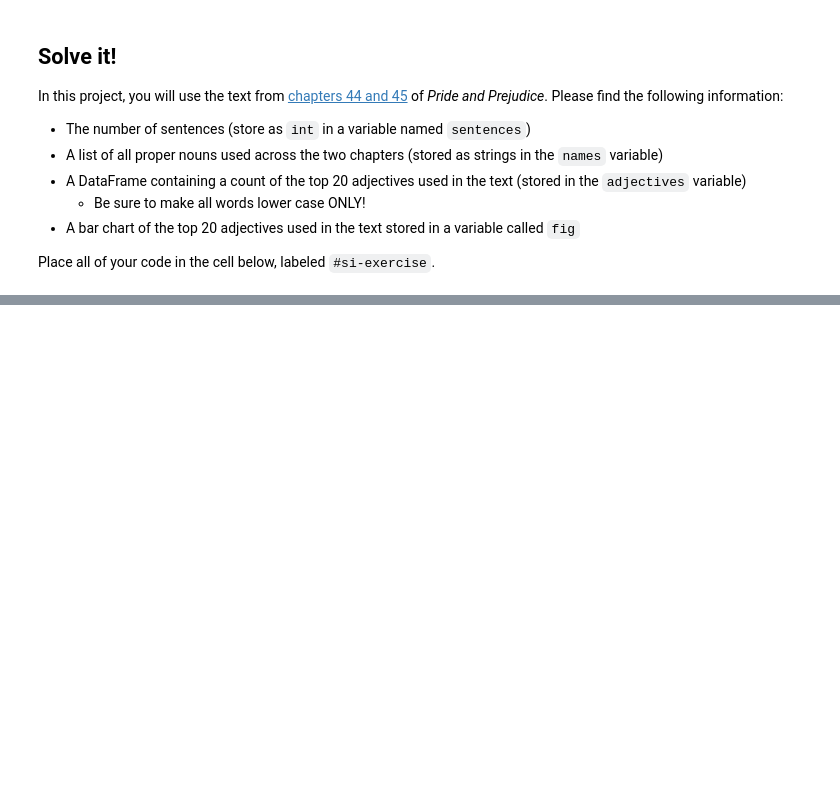
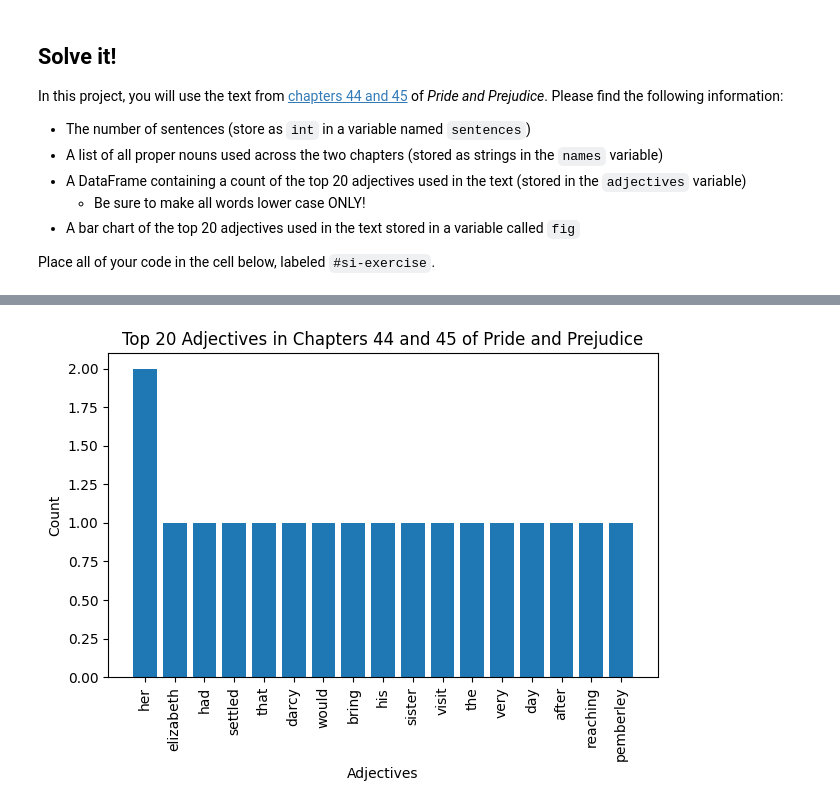
Before and after one commit to Chaudhari-Amar/econ8320-assignment-12, a Jupyter notebook: Lesson.ipynb, the cells around one changed output, grey strips where cells are left out. Drawn from its saved outputs; the diff is of its cells as text; code cells hidden in the pictures; blank space fills up the shorter version.

```diff
--- a/Lesson.ipynb
+++ b/Lesson.ipynb
@@ -276,0 +209,48 @@ Index: []
+# %%
+#si-exercise
+import re
+import pandas as pd
+from collections import Counter
+
+try:
+    import matplotlib.pyplot as plt
+except ImportError:
+    plt = None
+
+# Provided text from chapters 44 and 45
+text = """
+Elizabeth had settled it that Mr. Darcy would bring his sister to visit her the very day after her reaching Pemberley;...
+"""  # Add the full text of both chapters here
+
+# Step 1: Count the number of sentences
+sentences = len(re.split(r'[.!?]', text)) - 1
+
+# Step 2: Extract all proper nouns
+words = re.findall(r'\b[A-Z][a-z]*\b', text)
+names = list(set([word.lower() for word in words]))
+
+# Step 3: Create a DataFrame containing a count of the top 20 adjectives used in the text
+adjective_pattern = re.compile(r'\b\w{3,}\b')  # Match words with 3 or more letters to avoid articles, prepositions, etc.
+all_words = re.findall(adjective_pattern, text.lower())
+adjective_counter = Counter(all_words)
+top_20_adjectives = adjective_counter.most_common(20)
+
+adjectives_df = pd.DataFrame(top_20_adjectives, columns=['adjective', 'count'])
+
+# Step 4: Create a bar chart of the top 20 adjectives if matplotlib is available
+if plt:
+    fig, ax = plt.subplots()
+    ax.bar(adjectives_df['adjective'], adjectives_df['count'])
+    ax.set_xlabel('Adjectives')
+    ax.set_ylabel('Count')
+    ax.set_title('Top 20 Adjectives in Chapters 44 and 45 of Pride and Prejudice')
+    plt.xticks(rotation=90)
+    plt.tight_layout()
+    plt.show()
+else:
+    fig = None
+
+# Store the DataFrame and figure
+adjectives = adjectives_df
+# %% [output]
+[figure, added]
```
Also changed, not shown: parts of 1 cell of this notebook.
